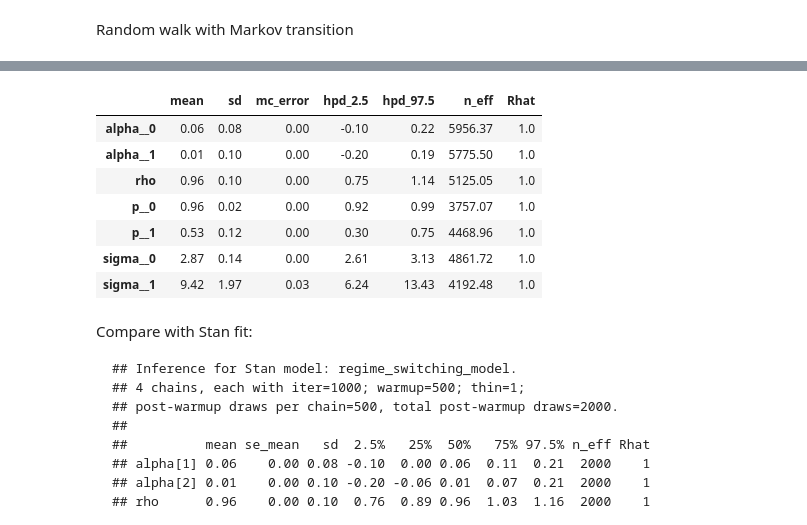
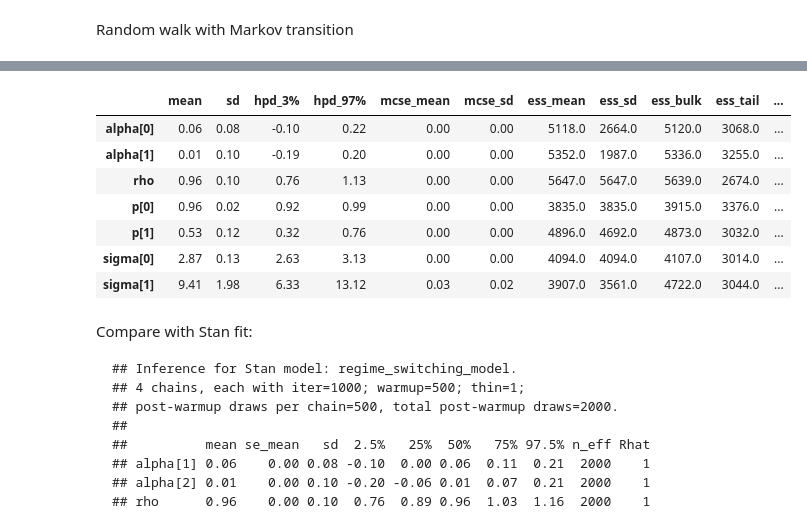
Before and after one commit to junpenglao/Planet_Sakaar_Data_Science, a Jupyter notebook: Ports/Regime-switching models in PyMC3.ipynb, the cells around one changed output, grey strips where cells are left out. Saved outputs shown, nothing was run; the diff lists cells and outputs as text; code cells hidden in the pictures.

````diff
--- a/Ports/Regime-switching models in PyMC3.ipynb
+++ b/Ports/Regime-switching models in PyMC3.ipynb
@@ -125,6 +126,6 @@ with pm.Model() as m:
     pm.Potential('likelihood', tt.sum(tt.log(ft)))
 # %%
 with m:
-    trace = pm.sample(1000, tune=1000, cores=4)
+    trace = pm.sample(1000, tune=1000, cores=4, init="adapt_diag")
 # %% [output]
 Auto-assigning NUTS sampler...
@@ -138,15 +140,15 @@ pm.traceplot(trace, varnames=['alpha', 'rho', 'p', 'sigma']);
 # %%
-df = pm.summary(trace, varnames=['alpha', 'rho', 'p', 'sigma'])
+df = pm.summary(trace, var_names=['alpha', 'rho', 'p', 'sigma'])
 df.round(2)
 # %% [output]
-|  | mean | sd | mc_error | hpd_2.5 | hpd_97.5 | n_eff | Rhat |
-| alpha__0 | 0.06 | 0.08 | 0.00 | -0.10 | 0.22 | 5956.37 | 1.0 |
-| alpha__1 | 0.01 | 0.10 | 0.00 | -0.20 | 0.19 | 5775.50 | 1.0 |
-| rho | 0.96 | 0.10 | 0.00 | 0.75 | 1.14 | 5125.05 | 1.0 |
-| p__0 | 0.96 | 0.02 | 0.00 | 0.92 | 0.99 | 3757.07 | 1.0 |
-| p__1 | 0.53 | 0.12 | 0.00 | 0.30 | 0.75 | 4468.96 | 1.0 |
-| sigma__0 | 2.87 | 0.14 | 0.00 | 2.61 | 3.13 | 4861.72 | 1.0 |
-| sigma__1 | 9.42 | 1.97 | 0.03 | 6.24 | 13.43 | 4192.48 | 1.0 |
+|  | mean | sd | hpd_3% | hpd_97% | mcse_mean | mcse_sd | ess_mean | ess_sd | ess_bulk | ess_tail | ... |
+| alpha[0] | 0.06 | 0.08 | -0.10 | 0.22 | 0.00 | 0.00 | 5118.0 | 2664.0 | 5120.0 | 3068.0 | ... |
+| alpha[1] | 0.01 | 0.10 | -0.19 | 0.20 | 0.00 | 0.00 | 5352.0 | 1987.0 | 5336.0 | 3255.0 | ... |
+| rho | 0.96 | 0.10 | 0.76 | 1.13 | 0.00 | 0.00 | 5647.0 | 5647.0 | 5639.0 | 2674.0 | ... |
+| p[0] | 0.96 | 0.02 | 0.92 | 0.99 | 0.00 | 0.00 | 3835.0 | 3835.0 | 3915.0 | 3376.0 | ... |
+| p[1] | 0.53 | 0.12 | 0.32 | 0.76 | 0.00 | 0.00 | 4896.0 | 4692.0 | 4873.0 | 3032.0 | ... |
+| sigma[0] | 2.87 | 0.13 | 2.63 | 3.13 | 0.00 | 0.00 | 4094.0 | 4094.0 | 4107.0 | 3014.0 | ... |
+| sigma[1] | 9.41 | 1.98 | 6.33 | 13.12 | 0.03 | 0.02 | 3907.0 | 3561.0 | 4722.0 | 3044.0 | ... |
 # %% [markdown]
 Compare with Stan fit:
 ```
````
Also changed, not shown: parts of 7 cells of this notebook.
